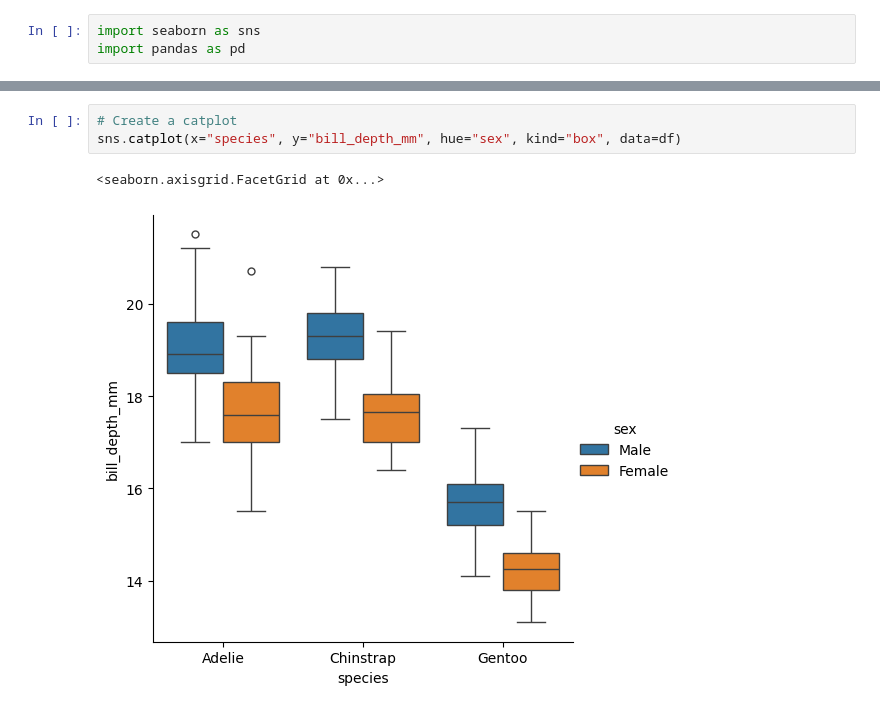
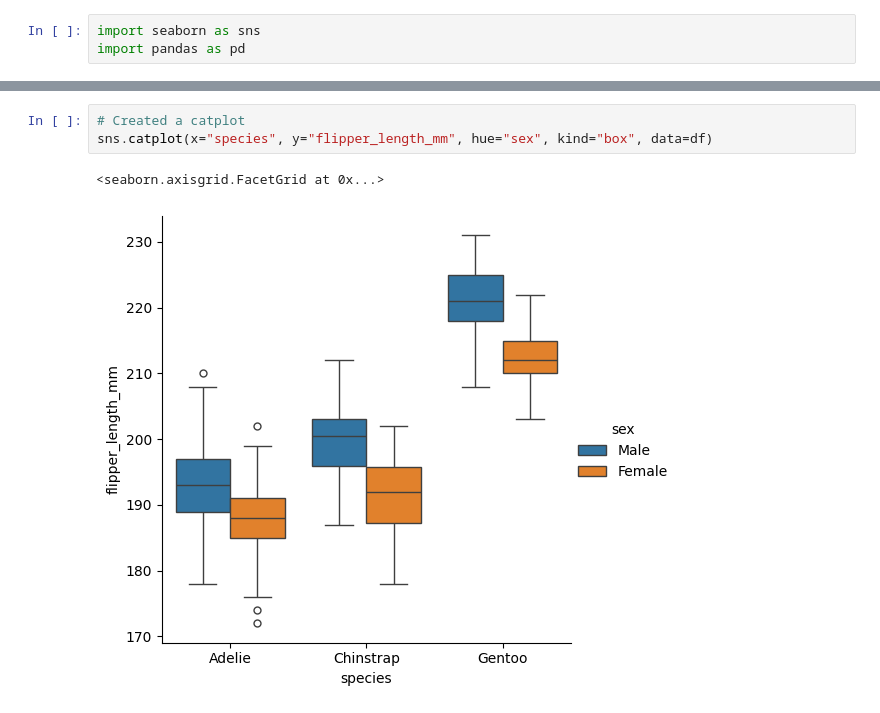
Before and after one commit to RomanKuzz/Introduction-to-Data-Analytics, a Jupyter notebook: Set3/ex3_1_advanced.ipynb, the cells around one changed output, grey strips where cells are left out. Saved outputs shown, nothing was run; the diff lists cells and outputs as text.

```diff
--- a/Set3/ex3_1_advanced.ipynb
+++ b/Set3/ex3_1_advanced.ipynb
@@ -25,7 +24,7 @@ sns.displot(df, x="bill_length_mm", kde=True)
 # %%
-# Create a catplot
-sns.catplot(x="species", y="bill_depth_mm", hue="sex", kind="box", data=df)
+# Created a catplot
+sns.catplot(x="species", y="flipper_length_mm", hue="sex", kind="box", data=df)
 # %% [output]
 <seaborn.axisgrid.FacetGrid at 0x...>
-[figure, old version]
+[figure, new version]
 # %%
```
Also changed, not shown: parts of 6 cells of this notebook, 4 other files.
